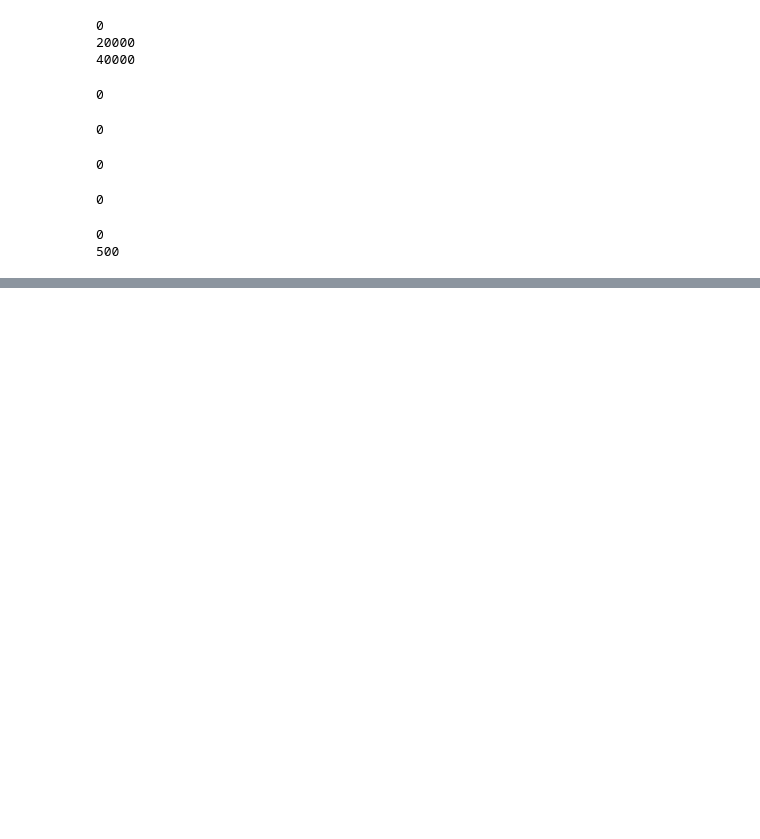
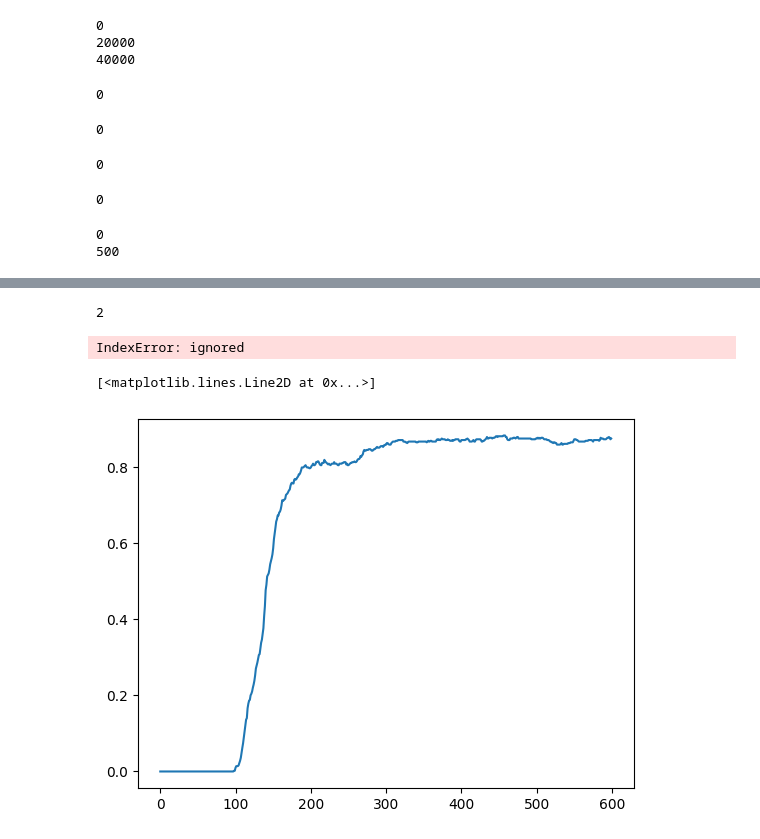
Before and after one commit to pavmassimo/TyBox, a Jupyter notebook: experiment_notebooks/TyBox_incremental_learning.ipynb, the cells around one changed output, grey strips where cells are left out. Drawn from its saved outputs; the diff is of its cells as text; code cells hidden in the pictures; blank space fills up the shorter version.

Commit message:
update incremental leaning notebook graph

```diff
--- a/experiment_notebooks/TyBox_incremental_learning.ipynb
+++ b/experiment_notebooks/TyBox_incremental_learning.ipynb
@@ -564,3 +533,16 @@ debug [200, 10]
+# %%
+len(accuracies_tb[0])
+# %% [output]
+2
+# %%
+a = [accuracies_tb[5][1][i] for i in range(len(accuracies_tb[0][0]))]
+# %% [output]
+IndexError: ignored
+# %%
+plt.plot(avg_accuracies_new_tb)
+# %% [output]
+[<matplotlib.lines.Line2D at 0x...>]
+[figure, added]
 # %%
 avg_accuracies_old_tb = []
 for i in range(len(accuracies_tb[0][0])):
```
Also changed, not shown: parts of 7 cells of this notebook, 1 other file.
